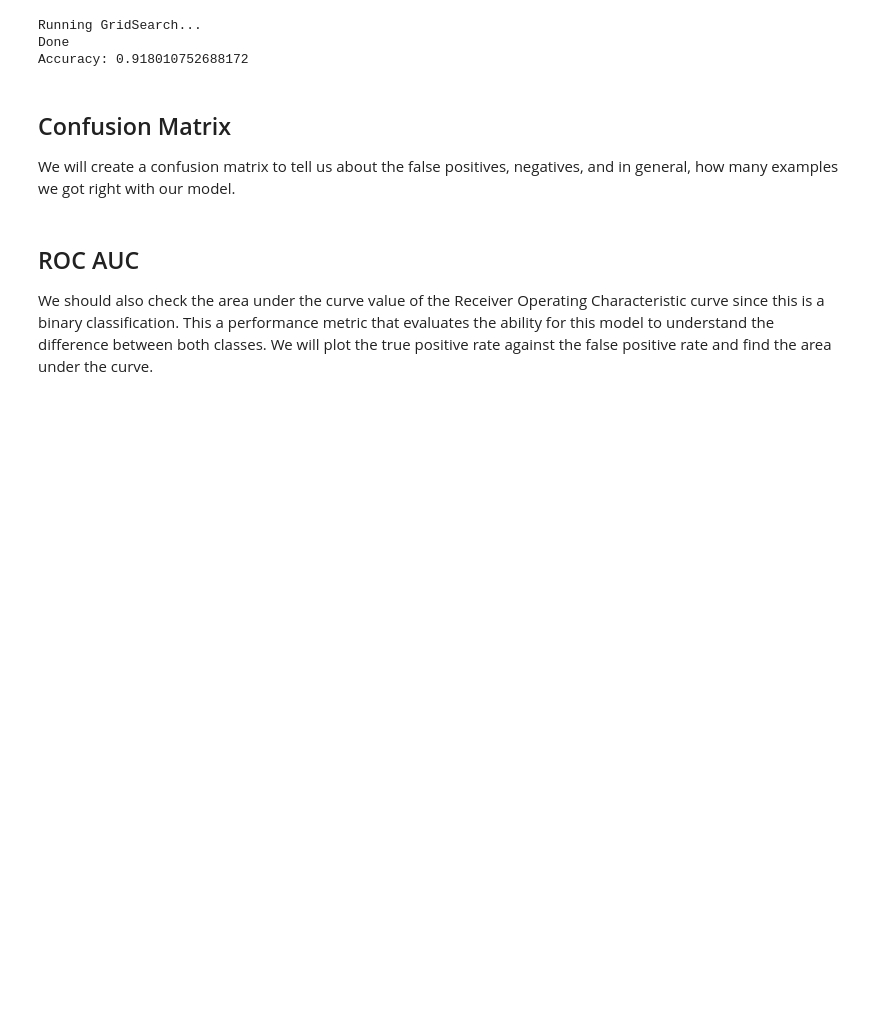
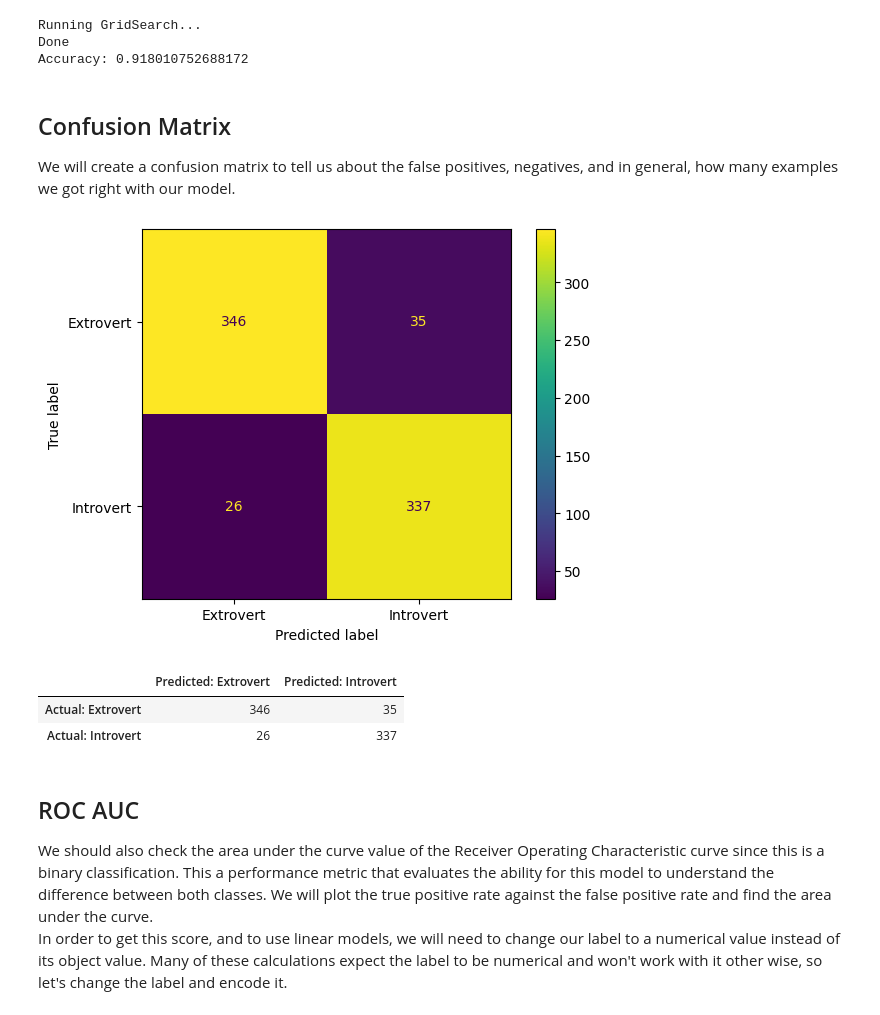
Before and after one commit to AgsBajs/Personality_Detection, a Jupyter notebook: app.ipynb, the cells around one changed output. Saved outputs shown, nothing was run; the diff lists cells and outputs as text; code cells hidden in the pictures; blank space fills up the shorter version.

Commit message:
Added the Confusion Matrix and starting ROC/AUC

```diff
--- a/app.ipynb
+++ b/app.ipynb
@@ -252,6 +301,22 @@ Accuracy: 0.918010752688172
 # %% [markdown]
 ## Confusion Matrix
 We will create a confusion matrix to tell us about the false positives, negatives, and in general, how many examples we got right with our model.
+# %%
+from sklearn.metrics import confusion_matrix, ConfusionMatrixDisplay
+
+cm = confusion_matrix(y_test, dt_grid_predict, labels=dt_grid_search.classes_)
+cm_display = ConfusionMatrixDisplay(confusion_matrix=cm, display_labels=dt_grid_search.classes_)
+cm_display.plot()
+plt.show()
+# %% [output]
+[figure, added]
+# %%
+pd.DataFrame(cm, columns=['Predicted: Extrovert', 'Predicted: Introvert'], index=['Actual: Extrovert', 'Actual: Introvert'])
+# %% [output]
+|  | Predicted: Extrovert | Predicted: Introvert |
+| Actual: Extrovert | 346 | 35 |
+| Actual: Introvert | 26 | 337 |
 # %% [markdown]
 ## ROC AUC
-We should also check the area under the curve value of the Receiver Operating Characteristic curve since this is a binary classification. This a performance metric that evaluates the ability for this model to understand the difference between both classes. We will plot the true positive rate against the false positive rate and find the area under the curve.
+We should also check the area under the curve value of the Receiver Operating Characteristic curve since this is a binary classification. This a performance metric that evaluates the ability for this model to understand the difference between both classes. We will plot the true positive rate against the false positive rate and find the area under the curve. <br>
+In order to get this score, and to use linear models, we will need to change our label to a numerical value instead of its object value. Many of these calculations expect the label to be numerical and won't work with it other wise, so let's change the label and encode it.
```
Also changed, not shown: parts of 3 cells of this notebook.
